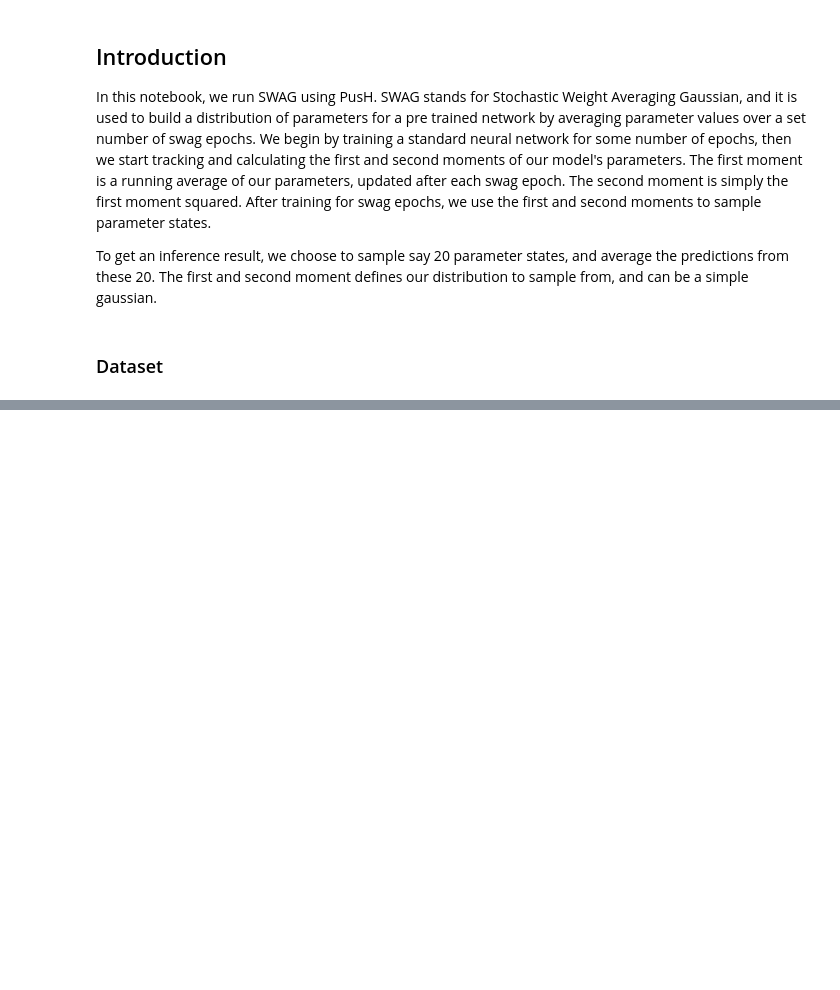
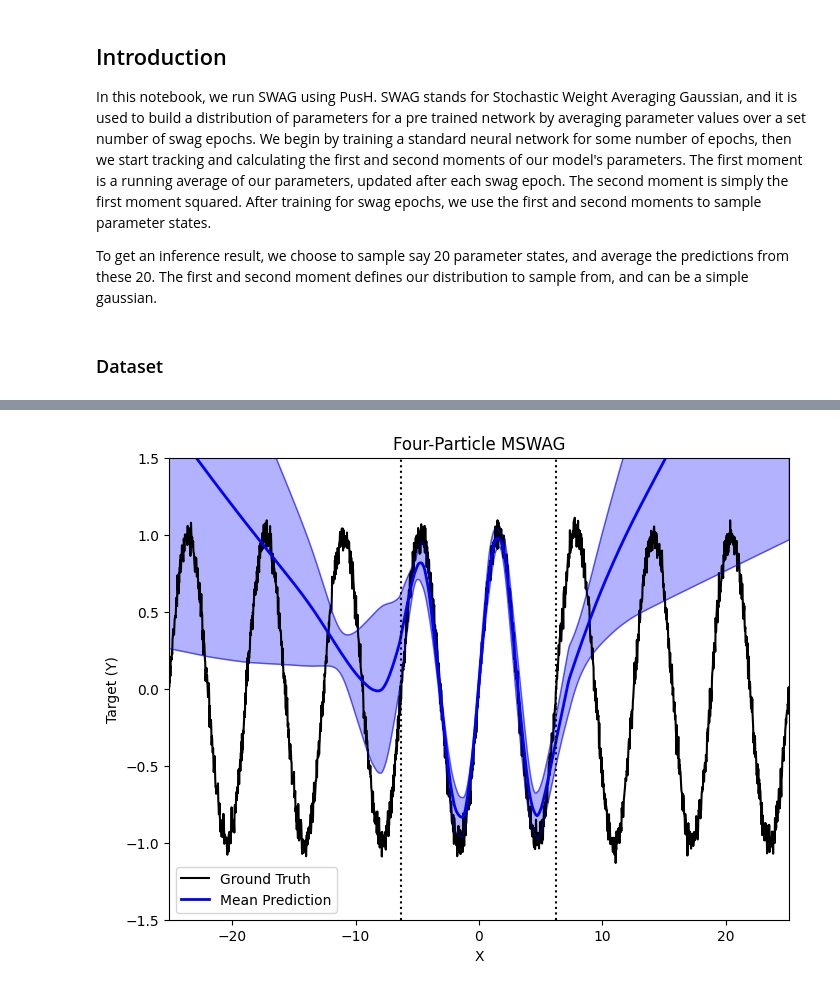
Before and after one commit to lbai-lab/push, a Jupyter notebook: docs/source/tutorials/01_Bayesian_Deep_Learning/SWAG_sine.ipynb, the cells around one changed output, grey strips where cells are left out. Drawn from its saved outputs; the diff is of its cells as text; code cells hidden in the pictures; blank space fills up the shorter version.

```diff
--- a/docs/source/tutorials/01_Bayesian_Deep_Learning/SWAG_sine.ipynb
+++ b/docs/source/tutorials/01_Bayesian_Deep_Learning/SWAG_sine.ipynb
@@ -102,0 +134,20 @@ two_model_outputs = two_particle_mswag.posterior_pred(test_dataloader, loss_fn,
+# %%
+plt.figure(figsize=(8, 6))
+pred_upper = four_particle_outputs["mean"] + four_particle_outputs["std"]
+pred_lower = four_particle_outputs["mean"] - four_particle_outputs["std"]
+plt.plot(oos_xs, oos_ys, c="black", label="Ground Truth")
+plt.plot(oos_xs, four_particle_outputs["mean"], color="blue", lw=2, label="Mean Prediction")
+plt.plot(oos_xs, pred_upper, "-b", alpha=0.5, lw=1)
+plt.plot(oos_xs, pred_lower, "-b", alpha=0.5, lw=1)
+plt.fill_between(oos_x_flat, pred_lower.flatten(), pred_upper.flatten(), color='blue', alpha=0.3)
+plt.axvline(x=train_begin_radians, color="black", linestyle="dotted")
+plt.axvline(x=train_end_radians, color="black", linestyle="dotted")
+plt.xlim(test_begin_radians, test_end_radians)
+plt.ylim(-1.5, 1.5)
+plt.title('Four-Particle MSWAG')
+plt.xlabel('X')
+plt.ylabel('Target (Y)')
+plt.legend()
+plt.show()
+# %% [output]
+[figure, added]
```
Also changed, not shown: parts of 9 cells of this notebook, 4 other files.
